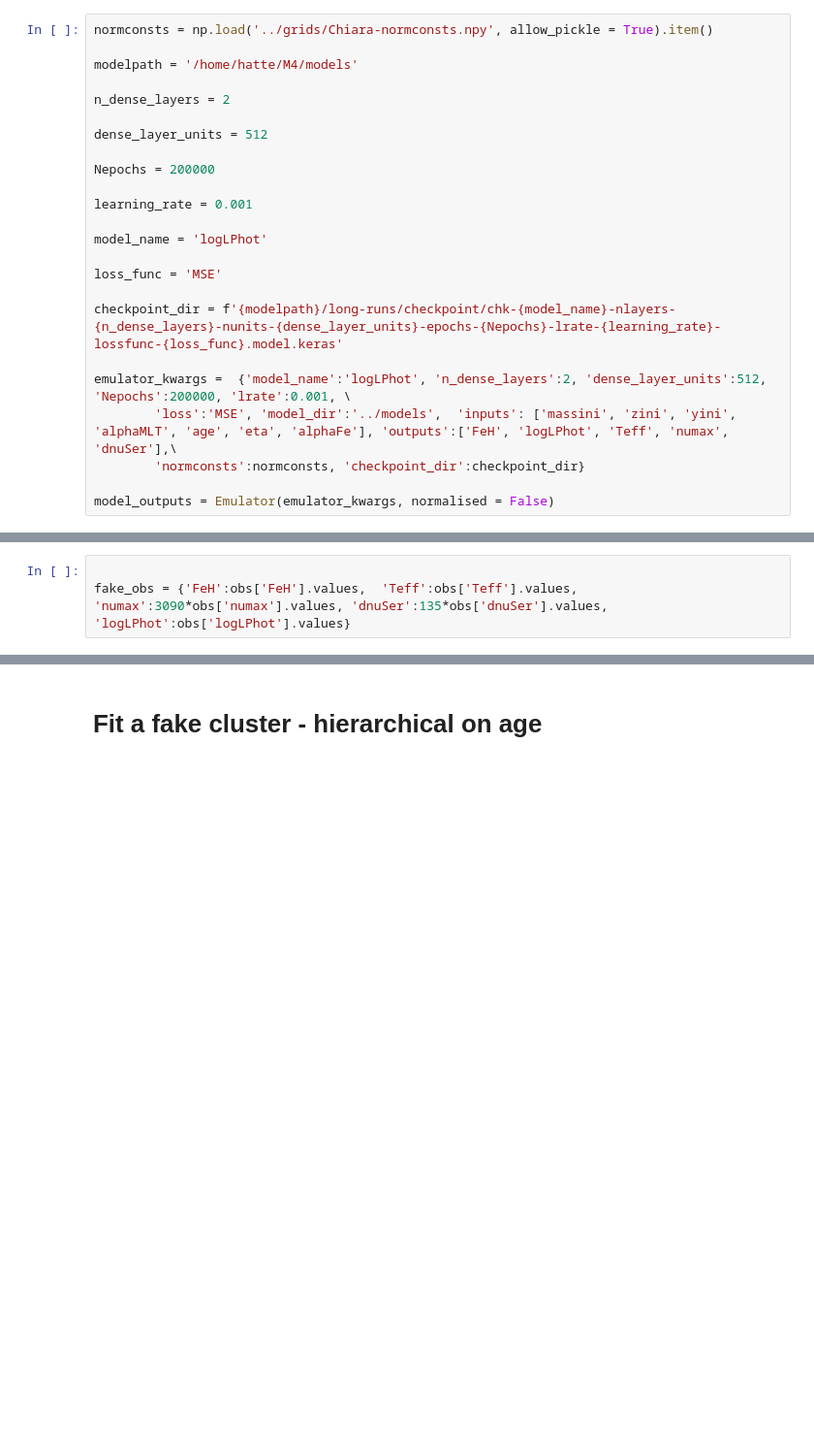
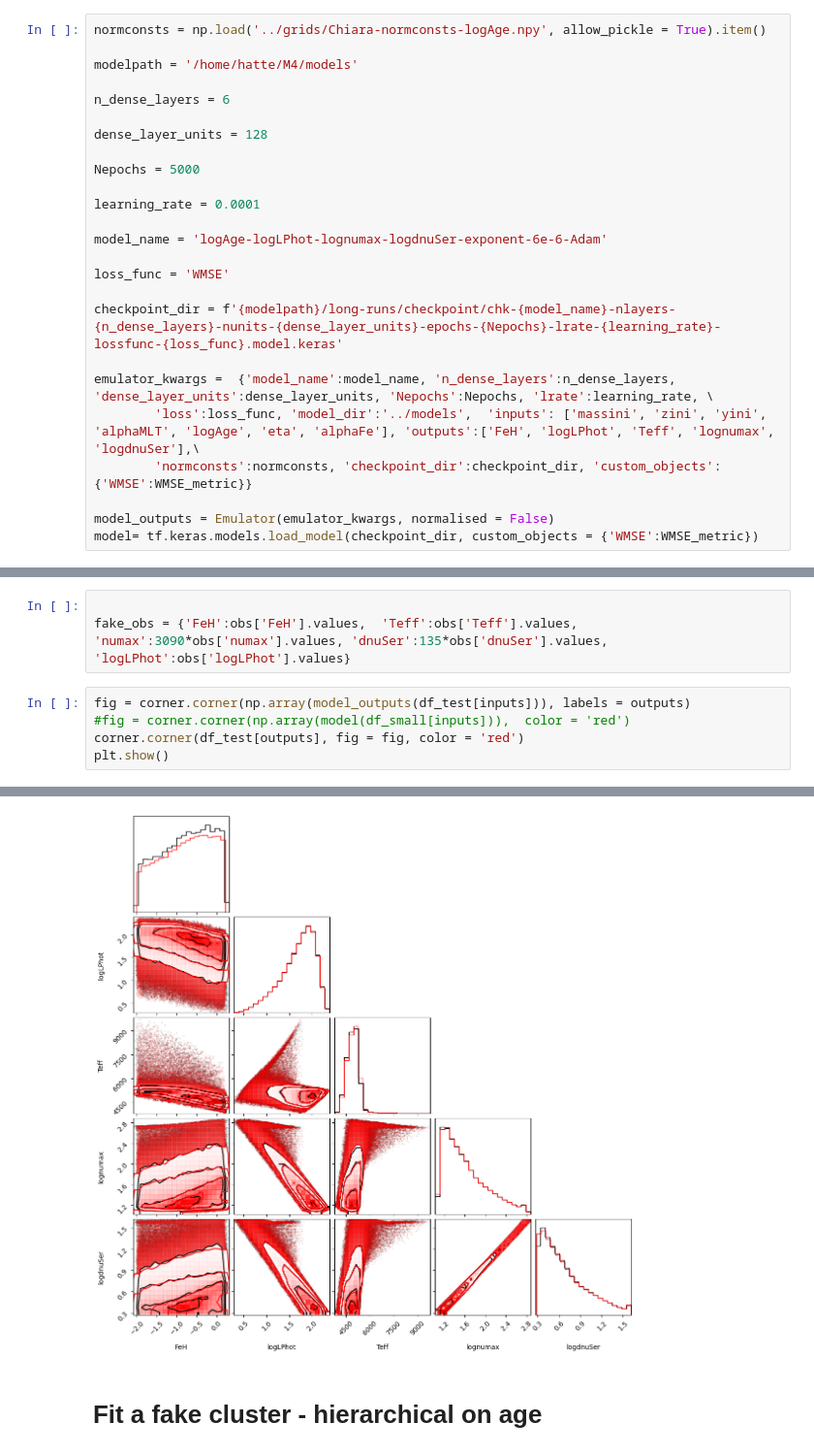
Before and after one commit to ehatt98/M4-hierarchical, a Jupyter notebook: notebooks/test-sampling-hierarchical-age-zini-yini.ipynb, the cells around one changed output, grey strips where cells are left out. Shown at 97% size. Drawn from its saved outputs; the diff is of its cells as text; blank space fills up the shorter version.

```diff
--- a/notebooks/test-sampling-hierarchical-age-zini-yini.ipynb
+++ b/notebooks/test-sampling-hierarchical-age-zini-yini.ipynb
@@ -58,25 +91,26 @@ gpu
 # %%
-normconsts = np.load('../grids/Chiara-normconsts.npy', allow_pickle = True).item()
+normconsts = np.load('../grids/Chiara-normconsts-logAge.npy', allow_pickle = True).item()
 
 modelpath = '/home/hatte/M4/models'
 
-n_dense_layers = 2
+n_dense_layers = 6
 
-dense_layer_units = 512
+dense_layer_units = 128
 
-Nepochs = 200000
+Nepochs = 5000
 
-learning_rate = 0.001
+learning_rate = 0.0001
 
-model_name = 'logLPhot'
+model_name = 'logAge-logLPhot-lognumax-logdnuSer-exponent-6e-6-Adam'
 
-loss_func = 'MSE'
+loss_func = 'WMSE'
 
 checkpoint_dir = f'{modelpath}/long-runs/checkpoint/chk-{model_name}-nlayers-{n_dense_layers}-nunits-{dense_layer_units}-epochs-{Nepochs}-lrate-{learning_rate}-lossfunc-{loss_func}.model.keras'
 
-emulator_kwargs =  {'model_name':'logLPhot', 'n_dense_layers':2, 'dense_layer_units':512, 'Nepochs':200000, 'lrate':0.001, \
-        'loss':'MSE', 'model_dir':'../models',  'inputs': ['massini', 'zini', 'yini', 'alphaMLT', 'age', 'eta', 'alphaFe'], 'outputs':['FeH', 'logLPhot', 'Teff', 'numax', 'dnuSer'],\
-        'normconsts':normconsts, 'checkpoint_dir':checkpoint_dir}
+emulator_kwargs =  {'model_name':model_name, 'n_dense_layers':n_dense_layers, 'dense_layer_units':dense_layer_units, 'Nepochs':Nepochs, 'lrate':learning_rate, \
+        'loss':loss_func, 'model_dir':'../models',  'inputs': ['massini', 'zini', 'yini', 'alphaMLT', 'logAge', 'eta', 'alphaFe'], 'outputs':['FeH', 'logLPhot', 'Teff', 'lognumax', 'logdnuSer'],\
+        'normconsts':normconsts, 'checkpoint_dir':checkpoint_dir, 'custom_objects':{'WMSE':WMSE_metric}}
 
 model_outputs = Emulator(emulator_kwargs, normalised = False)
+model= tf.keras.models.load_model(checkpoint_dir, custom_objects = {'WMSE':WMSE_metric})
 # %% [output]
@@ -112,3 +170,9 @@ num_stars
 # %%
 
 fake_obs = {'FeH':obs['FeH'].values,  'Teff':obs['Teff'].values, 'numax':3090*obs['numax'].values, 'dnuSer':135*obs['dnuSer'].values, 'logLPhot':obs['logLPhot'].values}
+# %%
+fig = corner.corner(np.array(model_outputs(df_test[inputs])), labels = outputs)
+#fig = corner.corner(np.array(model(df_small[inputs])),  color = 'red')
+corner.corner(df_test[outputs], fig = fig, color = 'red')
+plt.show()
+# %% [output]
@@ -115,3 +180,4 @@ fake_obs = {'FeH':obs['FeH'].values,  'Teff':obs['Teff'].values, 'numax':3090*ob
+[figure, added]
 # %% [markdown]
 # Fit a fake cluster - hierarchical on age
 # %%
```
Also changed, not shown: parts of 19 cells of this notebook, 5 other files.
